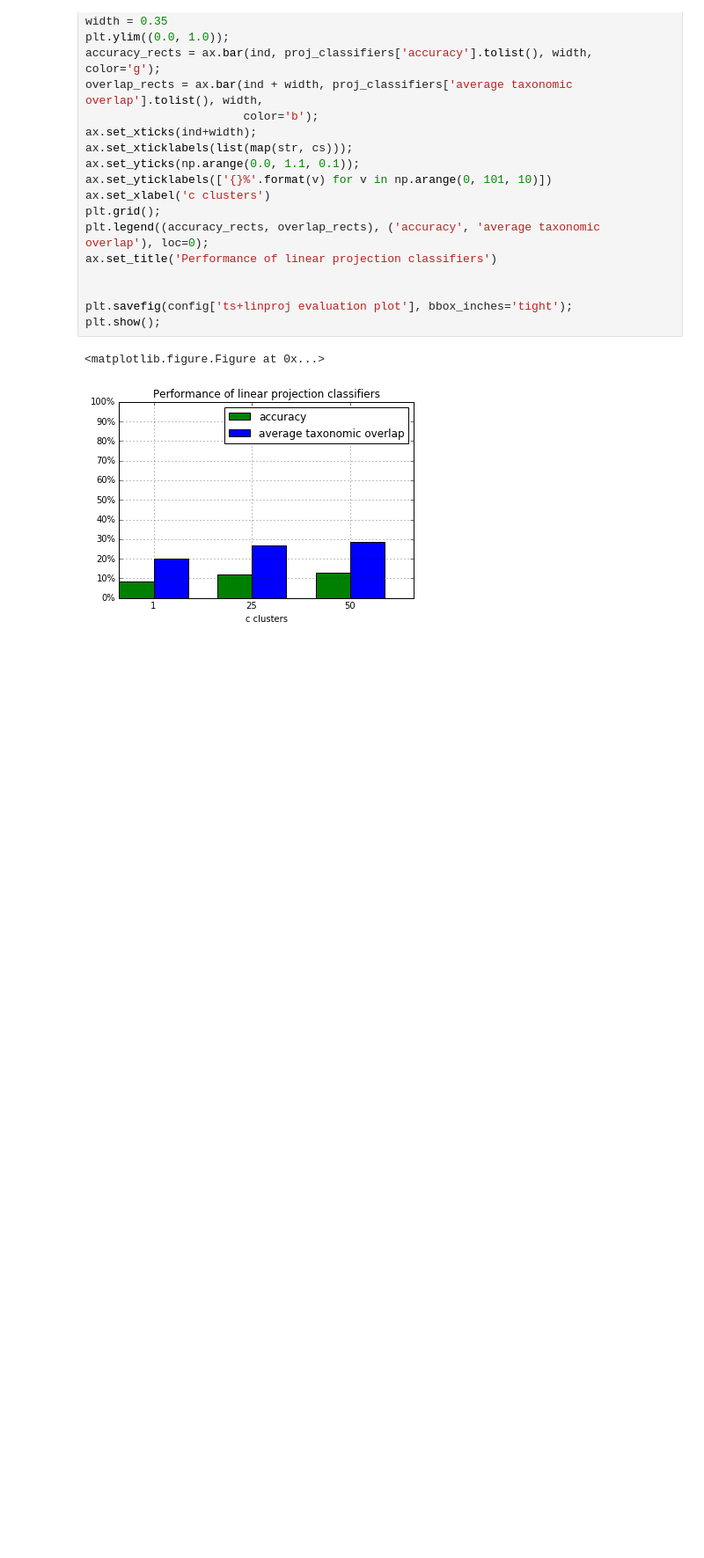
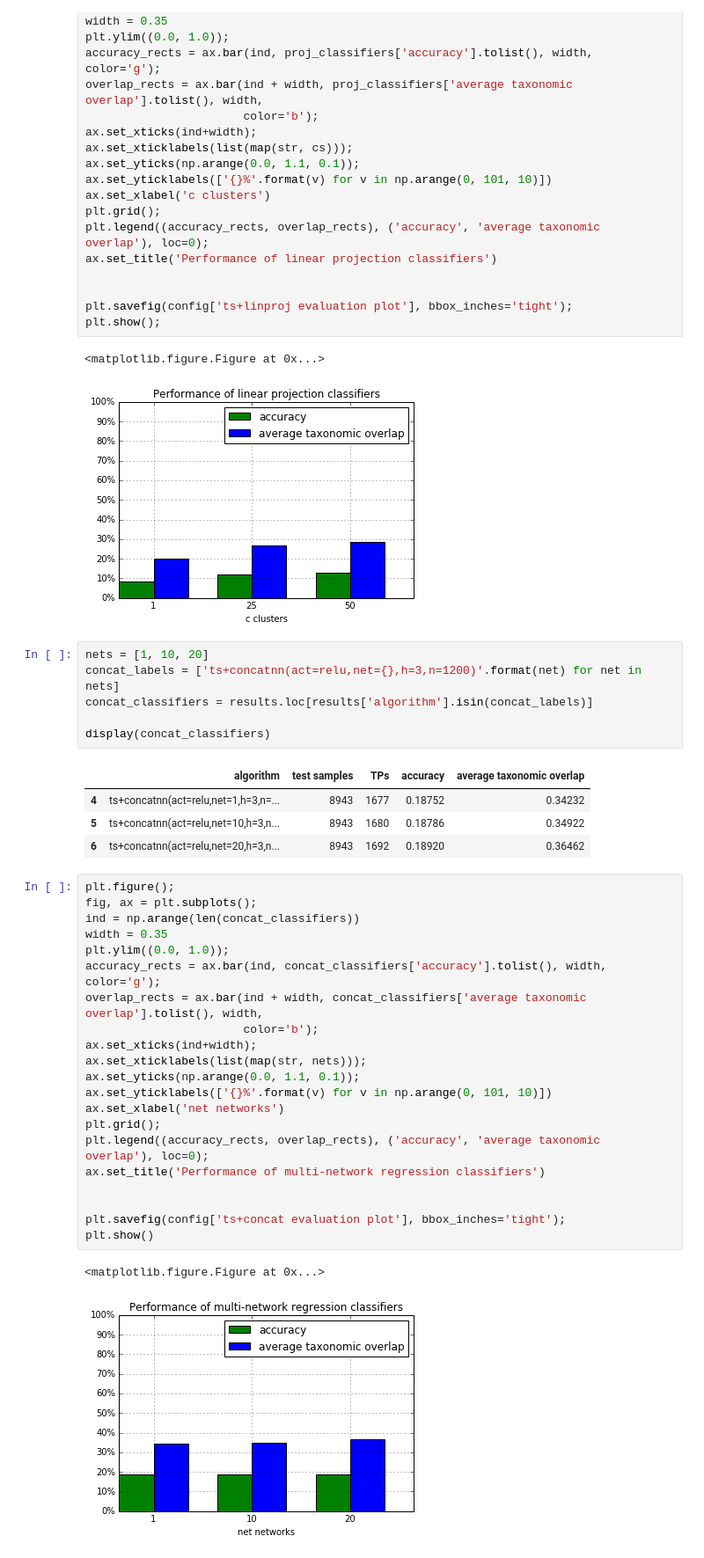
Before and after one commit to AlexBaier/bachelorthesis, a Jupyter notebook: evaluation/plots.ipynb, the cells around one changed output. Shown: that part at 88% size. Drawn from its saved outputs; the diff is of its cells as text; blank space fills up the shorter version.

Commit message:
Added hyperparameter analysis for ts+concat.

```diff
--- a/evaluation/plots.ipynb
+++ b/evaluation/plots.ipynb
@@ -189,3 +176,38 @@ plt.show();
 # %% [output]
 <matplotlib.figure.Figure at 0x...>
 [figure]
+# %%
+nets = [1, 10, 20]
+concat_labels = ['ts+concatnn(act=relu,net={},h=3,n=1200)'.format(net) for net in nets]
+concat_classifiers = results.loc[results['algorithm'].isin(concat_labels)]
+
+display(concat_classifiers)
+# %% [output]
+|  | algorithm | test samples | TPs | accuracy | average taxonomic overlap |
+| 4 | ts+concatnn(act=relu,net=1,h=3,n=... | 8943 | 1677 | 0.18752 | 0.34232 |
+| 5 | ts+concatnn(act=relu,net=10,h=3,n... | 8943 | 1680 | 0.18786 | 0.34922 |
+| 6 | ts+concatnn(act=relu,net=20,h=3,n... | 8943 | 1692 | 0.18920 | 0.36462 |
+# %%
+plt.figure();
+fig, ax = plt.subplots();
+ind = np.arange(len(concat_classifiers))
+width = 0.35
+plt.ylim((0.0, 1.0));
+accuracy_rects = ax.bar(ind, concat_classifiers['accuracy'].tolist(), width, color='g');
+overlap_rects = ax.bar(ind + width, concat_classifiers['average taxonomic overlap'].tolist(), width,
+                       color='b');
+ax.set_xticks(ind+width);
+ax.set_xticklabels(list(map(str, nets)));
+ax.set_yticks(np.arange(0.0, 1.1, 0.1));
+ax.set_yticklabels(['{}%'.format(v) for v in np.arange(0, 101, 10)])
+ax.set_xlabel('net networks')
+plt.grid();
+plt.legend((accuracy_rects, overlap_rects), ('accuracy', 'average taxonomic overlap'), loc=0);
+ax.set_title('Performance of multi-network regression classifiers')
+
+
+plt.savefig(config['ts+concat evaluation plot'], bbox_inches='tight');
+plt.show()
+# %% [output]
+<matplotlib.figure.Figure at 0x...>
+[figure, added]
```
Also changed, not shown: parts of 5 cells of this notebook, 9 other files.
